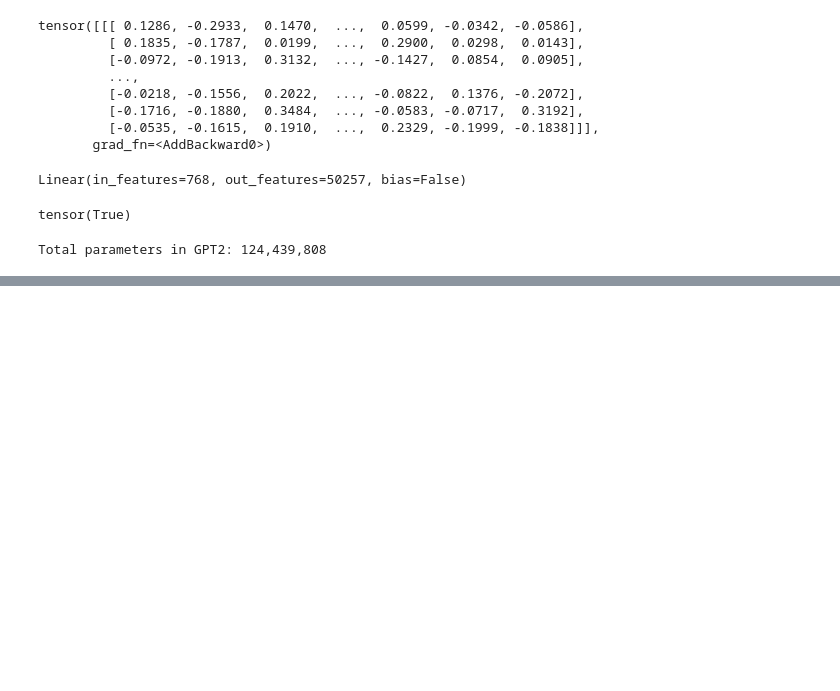
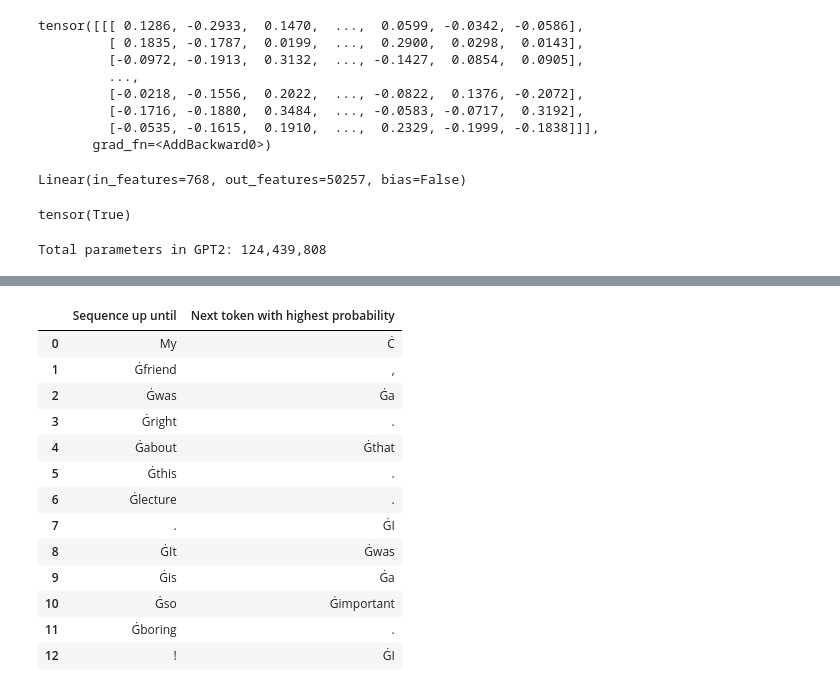
Before and after one commit to NiketGirdhar22/transformers, a Jupyter notebook: codes/gpt/gpt.ipynb, the cells around one changed output, grey strips where cells are left out. Saved outputs shown, nothing was run; the diff lists cells and outputs as text; code cells hidden in the pictures; blank space fills up the shorter version.

```diff
--- a/codes/gpt/gpt.ipynb
+++ b/codes/gpt/gpt.ipynb
@@ -144,0 +227,3 @@ Total parameters in GPT2: 124,439,808
+# %%
+tokens = tokenizer.convert_ids_to_tokens(encoded_phrase['input_ids'][0])
+model_view(response.attentions,tokens)
@@ -144,0 +247,20 @@ Total parameters in GPT2: 124,439,808
+# %%
+pd.DataFrame(
+    zip(tokens, tokenizer.convert_ids_to_tokens(response.logits.argmax(2)[0])),
+    columns = ["Sequence up until", "Next token with highest probability"]
+)
+# %% [output]
+|  | Sequence up until | Next token with highest probability |
+| 0 | My | Ċ |
+| 1 | Ġfriend | , |
+| 2 | Ġwas | Ġa |
+| 3 | Ġright | . |
+| 4 | Ġabout | Ġthat |
+| 5 | Ġthis | . |
+| 6 | Ġlecture | . |
+| 7 | . | ĠI |
+| 8 | ĠIt | Ġwas |
+| 9 | Ġis | Ġa |
+| 10 | Ġso | Ġimportant |
+| 11 | Ġboring | . |
+| 12 | ! | ĠI |
```
Also changed, not shown: parts of 17 cells of this notebook, 1 other file.
